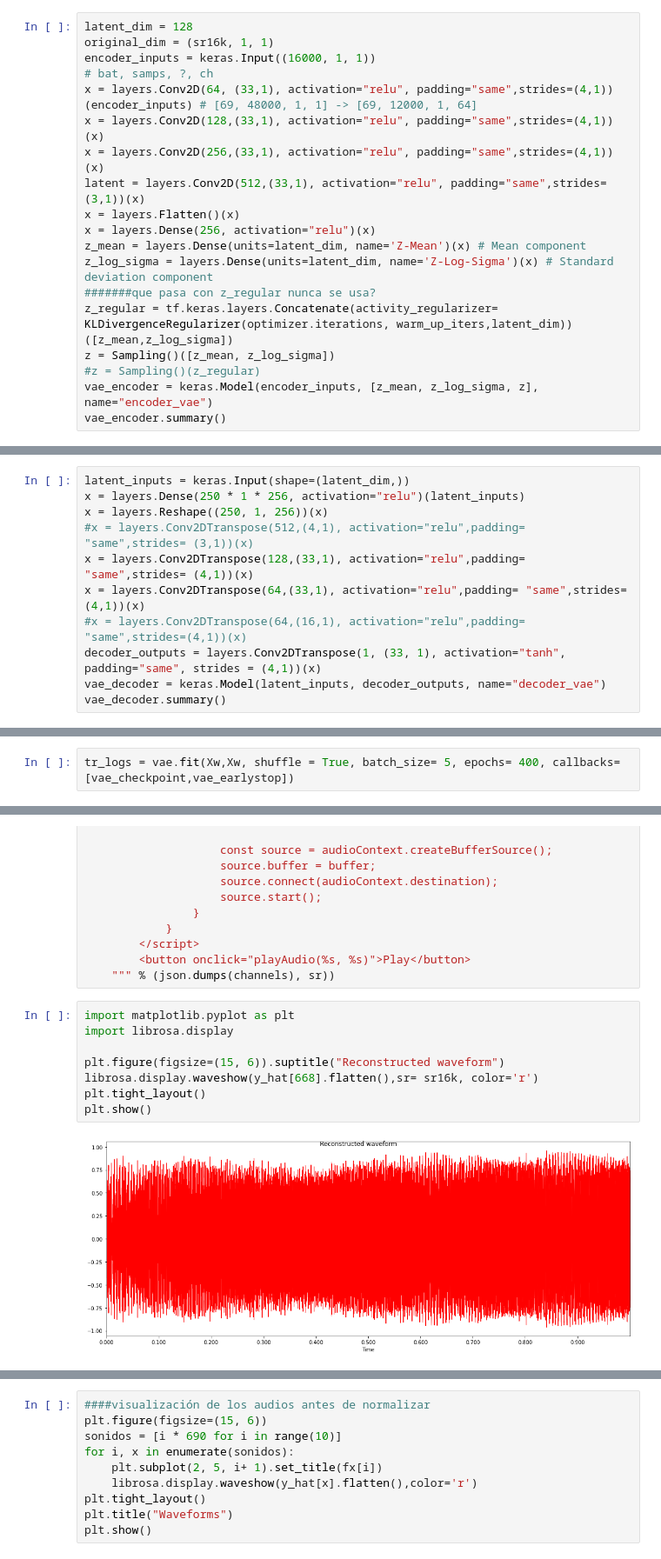
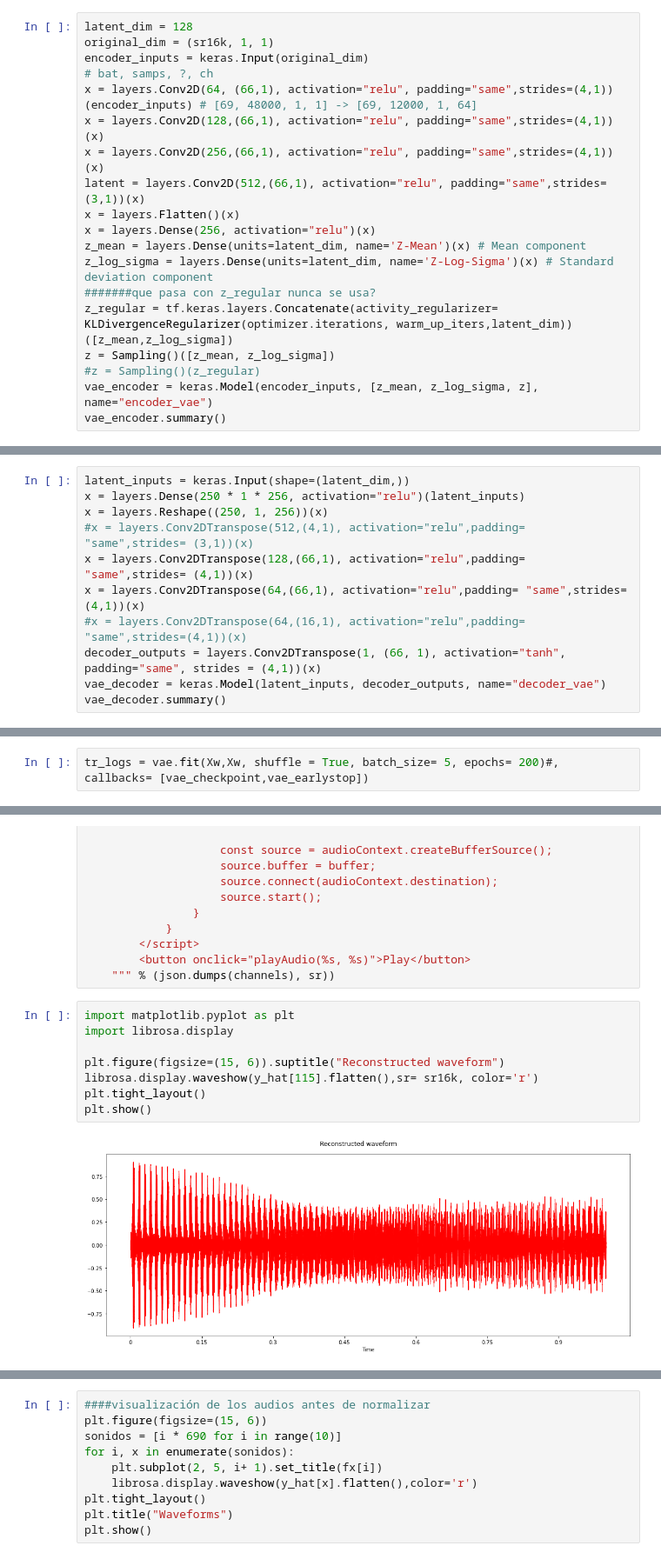
Before and after one commit to mezaga/guitar_VAE, a Jupyter notebook: train.ipynb, the cells around one changed output, grey strips where cells are left out. Shown at 87% size. Saved outputs shown, nothing was run; the diff lists cells and outputs as text.

```diff
--- a/train.ipynb
+++ b/train.ipynb
@@ -88,11 +88,11 @@ optimizer = tf.keras.optimizers.Adam(0.0001)
 # %%
 latent_dim = 128
 original_dim = (sr16k, 1, 1)
-encoder_inputs = keras.Input((16000, 1, 1))                                                   # bat, samps, ?, ch
-x = layers.Conv2D(64, (33,1), activation="relu", padding="same",strides=(4,1))(encoder_inputs) # [69, 48000, 1, 1] -> [69, 12000, 1, 64]
-x = layers.Conv2D(128,(33,1), activation="relu", padding="same",strides=(4,1))(x)
-x = layers.Conv2D(256,(33,1), activation="relu", padding="same",strides=(4,1))(x)
-latent = layers.Conv2D(512,(33,1), activation="relu", padding="same",strides=(3,1))(x)
+encoder_inputs = keras.Input(original_dim)                                                   # bat, samps, ?, ch
+x = layers.Conv2D(64, (66,1), activation="relu", padding="same",strides=(4,1))(encoder_inputs) # [69, 48000, 1, 1] -> [69, 12000, 1, 64]
+x = layers.Conv2D(128,(66,1), activation="relu", padding="same",strides=(4,1))(x)
+x = layers.Conv2D(256,(66,1), activation="relu", padding="same",strides=(4,1))(x)
+latent = layers.Conv2D(512,(66,1), activation="relu", padding="same",strides=(3,1))(x)
 x = layers.Flatten()(x)
 x = layers.Dense(256, activation="relu")(x)
 z_mean = layers.Dense(units=latent_dim, name='Z-Mean')(x) # Mean component
@@ -132,10 +126,10 @@ latent_inputs = keras.Input(shape=(latent_dim,))
 x = layers.Dense(250 * 1 * 256, activation="relu")(latent_inputs)
 x = layers.Reshape((250, 1, 256))(x)
 #x = layers.Conv2DTranspose(512,(4,1), activation="relu",padding= "same",strides= (3,1))(x)
-x = layers.Conv2DTranspose(128,(33,1), activation="relu",padding= "same",strides= (4,1))(x)
-x = layers.Conv2DTranspose(64,(33,1), activation="relu",padding= "same",strides= (4,1))(x)
+x = layers.Conv2DTranspose(128,(66,1), activation="relu",padding= "same",strides= (4,1))(x)
+x = layers.Conv2DTranspose(64,(66,1), activation="relu",padding= "same",strides= (4,1))(x)
 #x = layers.Conv2DTranspose(64,(16,1), activation="relu",padding= "same",strides=(4,1))(x)
-decoder_outputs = layers.Conv2DTranspose(1, (33, 1), activation="tanh", padding="same", strides = (4,1))(x)
+decoder_outputs = layers.Conv2DTranspose(1, (66, 1), activation="tanh", padding="same", strides = (4,1))(x)
 vae_decoder = keras.Model(latent_inputs, decoder_outputs, name="decoder_vae")
 vae_decoder.summary()
 # %% [output]
@@ -183,5 +177,5 @@ vae_earlystop = tf.keras.callbacks.EarlyStopping(
     restore_best_weights= False,
 )
 # %%
-tr_logs = vae.fit(Xw,Xw, shuffle = True, batch_size= 5, epochs= 400, callbacks= [vae_checkpoint,vae_earlystop])
+tr_logs = vae.fit(Xw,Xw, shuffle = True, batch_size= 5, epochs= 200)#, callbacks= [vae_checkpoint,vae_earlystop])
 # %% [output]
@@ -267,12 +269,12 @@ def Audio(audio: np.ndarray, sr: int):
 # %%
 import matplotlib.pyplot as plt
 import librosa.display
 
 plt.figure(figsize=(15, 6)).suptitle("Reconstructed waveform")
-librosa.display.waveshow(y_hat[668].flatten(),sr= sr16k, color='r')
+librosa.display.waveshow(y_hat[115].flatten(),sr= sr16k, color='r')
 plt.tight_layout()
 plt.show()
 # %% [output]
-[figure, old version]
+[figure, new version]
 # %%
 #print(sonidos)
```
Also changed, not shown: parts of 19 cells of this notebook.
